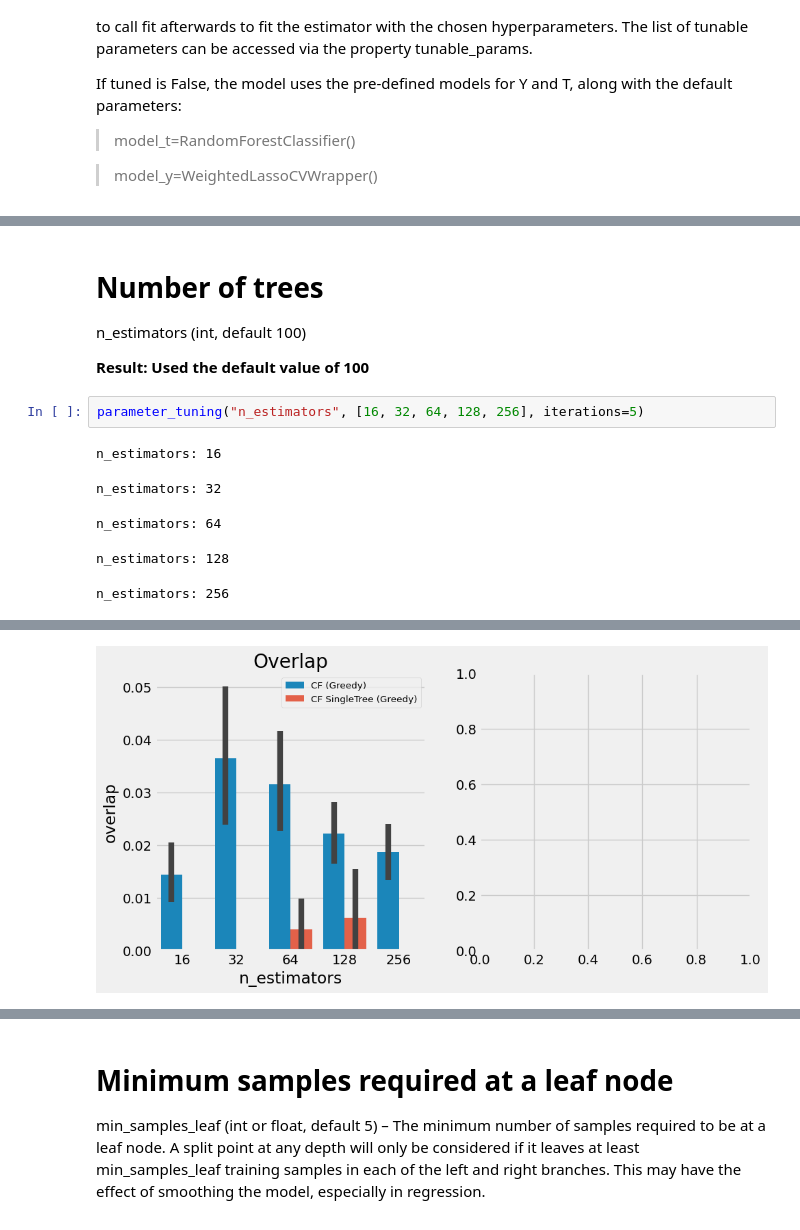
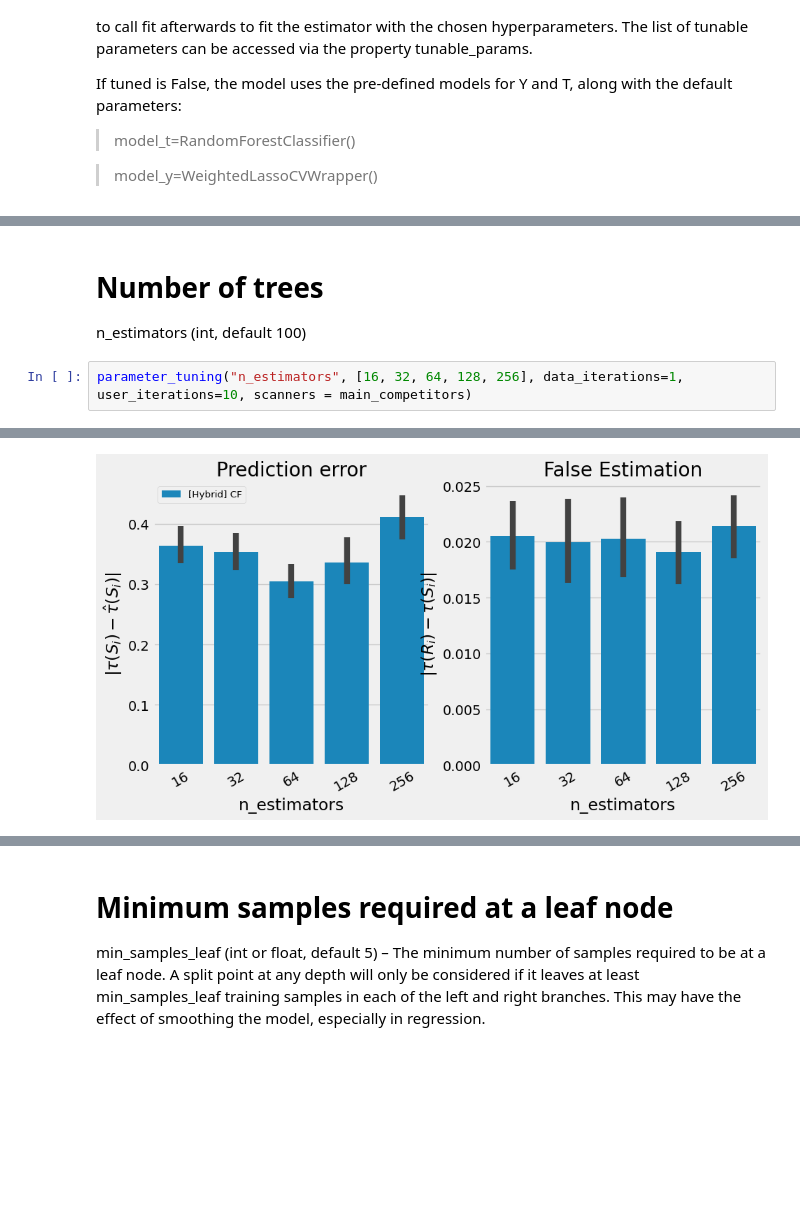
Before and after one commit to antonismand/Query-Driven-Data-Exploration-with-Heterogeneous-Treatment-Effects, a Jupyter notebook: experiments/algorithms/CF/CF_params.ipynb, the cells around one changed output, grey strips where cells are left out. Saved outputs shown, nothing was run; the diff lists cells and outputs as text; blank space fills up the shorter version.

```diff
--- a/experiments/algorithms/CF/CF_params.ipynb
+++ b/experiments/algorithms/CF/CF_params.ipynb
@@ -89,13 +88,6 @@ criterion: het
 # %% [markdown]
 # Number of trees
 n_estimators (int, default 100)
-
-**Result: Used the default value of 100**
 # %%
-parameter_tuning("n_estimators", [16, 32, 64, 128, 256], iterations=5)
+parameter_tuning("n_estimators", [16, 32, 64, 128, 256], data_iterations=1, user_iterations=10, scanners = main_competitors)
 # %% [output]
-n_estimators: 16
-n_estimators: 32
-n_estimators: 64
-n_estimators: 128
-n_estimators: 256
@@ -103 +95 @@ n_estimators: 256
-[figure, old version]
+[figure, new version]
```
Also changed, not shown: parts of 12 cells of this notebook, 6 other files.
